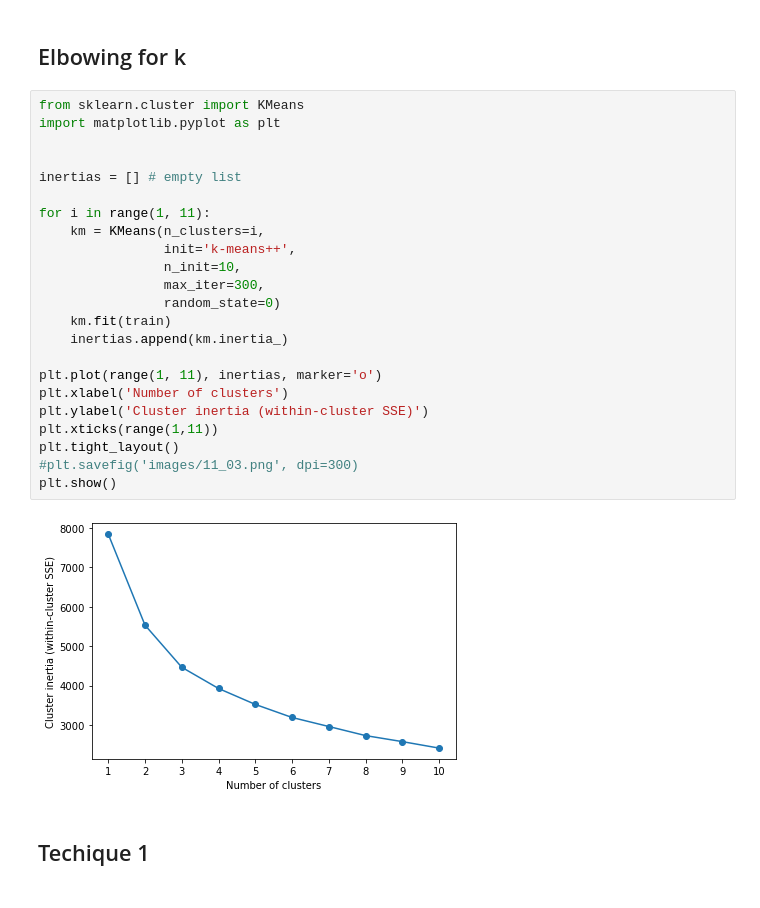
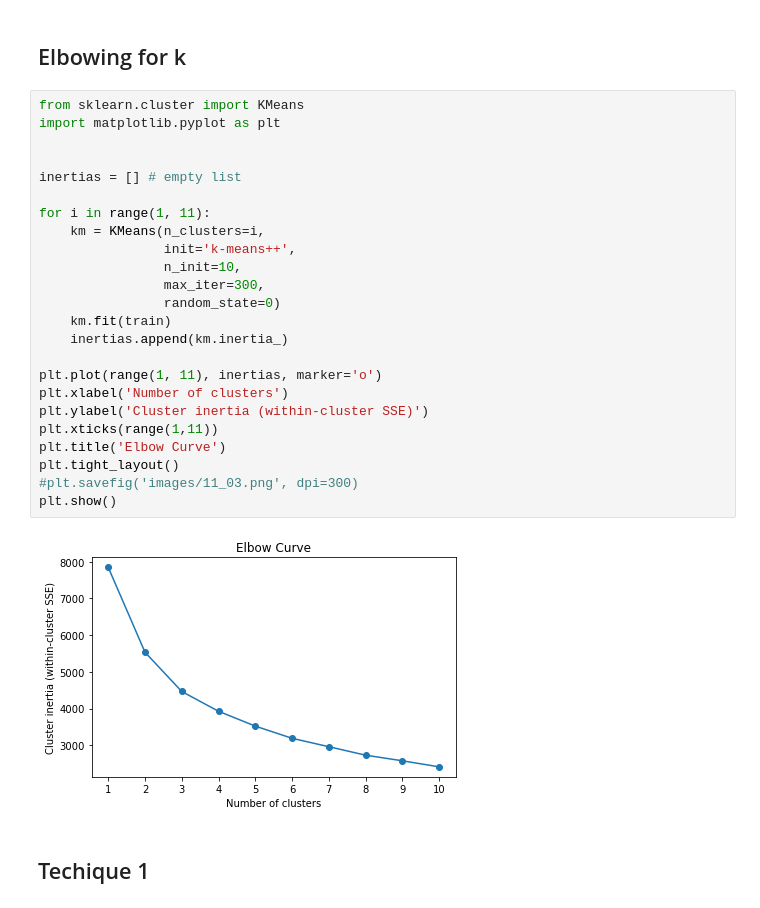
Before and after one commit to SamCairns/BUSA3020, a Jupyter notebook: Assignment3 (1)/Assignment3-S1-2023.ipynb, the cells around one changed output. Saved outputs shown, nothing was run; the diff lists cells and outputs as text.

```diff
--- a/Assignment3 (1)/Assignment3-S1-2023.ipynb
+++ b/Assignment3 (1)/Assignment3-S1-2023.ipynb
@@ -140,28 +140,29 @@ train.drop(columns=['ID'], inplace=True)
 # %%
 from sklearn.cluster import KMeans
 import matplotlib.pyplot as plt
 
 
 inertias = [] # empty list
 
 for i in range(1, 11):
     km = KMeans(n_clusters=i,
                 init='k-means++',
                 n_init=10,
                 max_iter=300,
                 random_state=0)
     km.fit(train)
     inertias.append(km.inertia_)
 
 plt.plot(range(1, 11), inertias, marker='o')
 plt.xlabel('Number of clusters')
 plt.ylabel('Cluster inertia (within-cluster SSE)')
 plt.xticks(range(1,11))
+plt.title('Elbow Curve')
 plt.tight_layout()
 #plt.savefig('images/11_03.png', dpi=300)
 plt.show()
 # %% [output]
-[figure, old version]
+[figure, new version]
 # %% [markdown]
 ## Techique 1
 # %%
```
Also changed, not shown: parts of 11 cells of this notebook, 1 other file.
